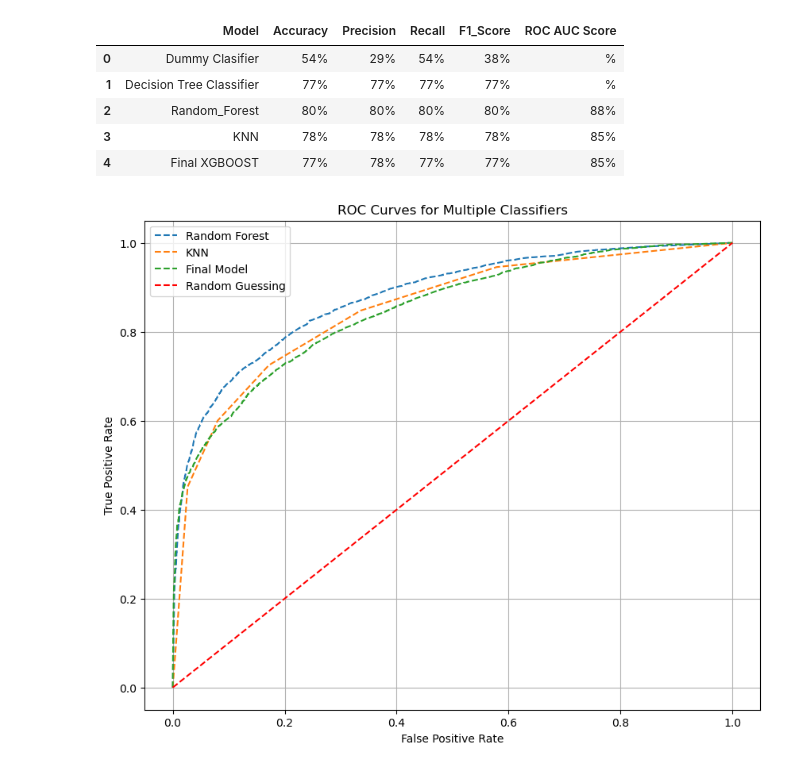
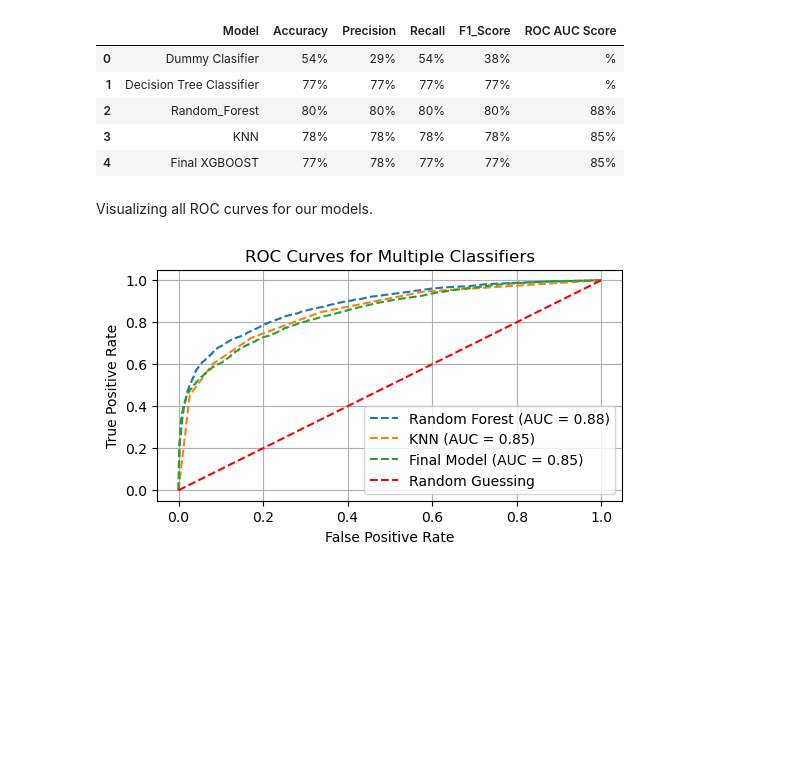
Before and after one commit to PaulMuniu/Tanzania_Water_Wells_Model, a Jupyter notebook: Tanzania_wells.ipynb, the cells around one changed output. Cells and saved outputs as stored; diff of their text form; code cells hidden in the pictures; blank space fills up the shorter version.

```diff
--- a/Tanzania_wells.ipynb
+++ b/Tanzania_wells.ipynb
@@ -1421,30 +1423,30 @@ display(results_df)
 | 2 | Random_Forest | 80% | 80% | 80% | 80% | 88% |
 | 3 | KNN | 78% | 78% | 78% | 78% | 85% |
 | 4 | Final XGBOOST | 77% | 78% | 77% | 77% | 85% |
+# %% [markdown]
+Visualizing all ROC curves for our models.
 # %%
-import matplotlib.pyplot as plt
-from sklearn.metrics import RocCurveDisplay
 
 # Plot ROC curves for all classifiers
-plt.figure(figsize=(10, 8))
+plt.figure(figsize=(6, 3))
 
 # Plot ROC curve for Random Forest classifier
-rf_display.plot(ax=plt.gca(), linestyle='--', label='Random Forest')
+rf_display.plot(ax=plt.gca(), linestyle='--', label=f'Random Forest (AUC = {roc_auc_rf:.2f})')
 
 # Plot ROC curve for KNN classifier
-knn_display.plot(ax=plt.gca(), linestyle='--', label='KNN')
+knn_display.plot(ax=plt.gca(), linestyle='--', label=f'KNN (AUC = {roc_auc_knn:.2f})')
 
 # Plot ROC curve for Final classifier
-final_display.plot(ax=plt.gca(), linestyle='--', label='Final Model')
+final_display.plot(ax=plt.gca(), linestyle='--', label=f'Final Model (AUC = {roc_auc_final:.2f})')
 
 # Plotting the diagonal line representing random guessing
 plt.plot([0, 1], [0, 1], linestyle='--', color='red', label='Random Guessing')
 
 plt.title('ROC Curves for Multiple Classifiers')
 plt.xlabel('False Positive Rate')
 plt.ylabel('True Positive Rate')
 plt.legend()
 plt.grid(True)
 plt.show()
 # %% [output]
-[figure, old version]
+[figure, new version]
```
Also changed, not shown: parts of 8 cells of this notebook.
